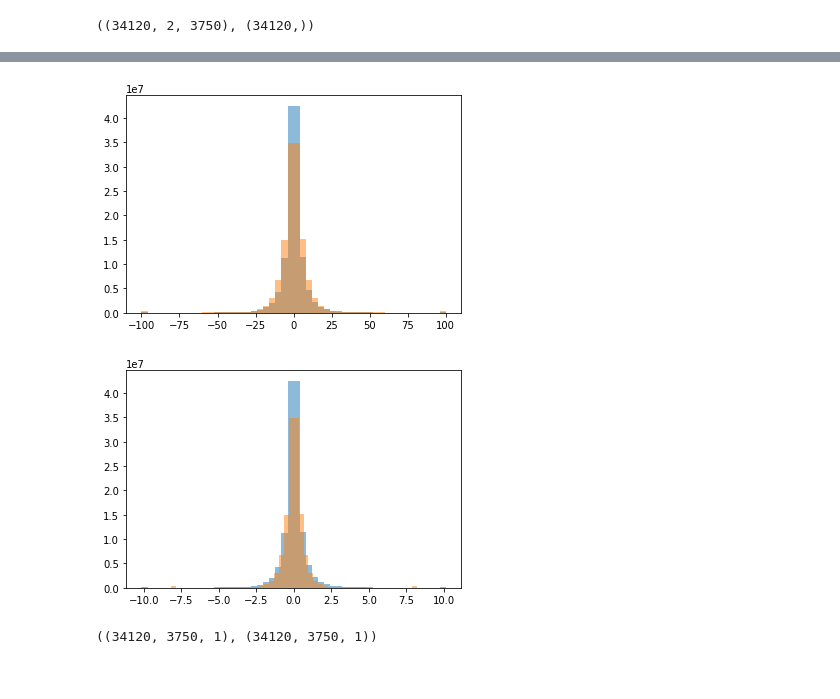
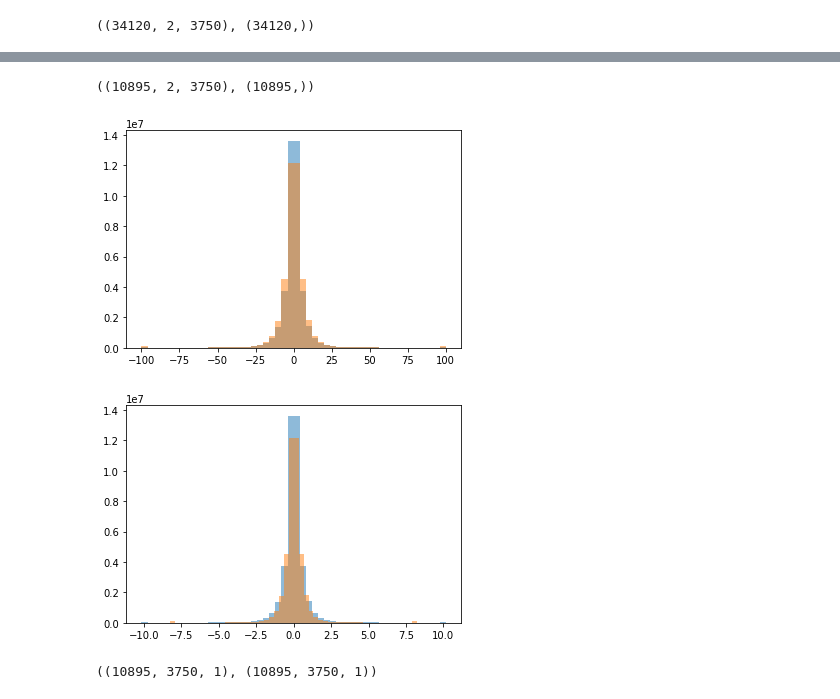
Before and after one commit to yebiny/Depth-of-anaesthesia-EEG, a Jupyter notebook: 2-Train/Untitled.ipynb, the cells around one changed output, grey strips where cells are left out. Cells and saved outputs as stored; diff of their text form; code cells hidden in the pictures.

```diff
--- a/2-Train/Untitled.ipynb
+++ b/2-Train/Untitled.ipynb
@@ -13,9 +13,11 @@ def get_y(yset):
 
     outs=[]
     for y in yset:
-        if y >=65: out = 2
-        if (y>40) & (y<65): out= 1
-        if y <40: out=0
+        if y >=65: out = 1
+        #if (y>=65) & (y<85): out= 2
+        #if (y>=40) & (y<65): out= 1
+        if y <60: out=0
+
         outs.append(out)
     outs = np.array(outs)
     return outs
@@ -24,3 +34,26 @@ data_y = get_y(yset)
+# %%
+def get_data(x, y, n=2500):
+    x0 = x[y==0]
+    x1 = x[y==1]
+    #x2 = x[y==2]
+    #x3 = x[y==3]
+
+    x0 = random.sample(list(x0), n)
+    #x1 = random.sample(list(x1), n)
+    x0 = np.array(x0)
+    #x1 = np.array(x1)
+
+    x_data = np.concatenate((x0, x1), axis=0)
+    y_data = [0 for i in range(n)]+[1 for i in range(len(x1))]
+    #+[2 for i in range(len(x2))]+[3 for i in range(len(x3))]
+    y_data = np.array(y_data)
+    return x_data, y_data
+# %%
+x_data, y_data = get_data(xset, data_y, n=6000)
+# %%
+x_data.shape, y_data.shape
+# %% [output]
+((10895, 2, 3750), (10895,))
 # %%
 def plot_data_dist(x):
     x = x.reshape(x.shape[0]*x.shape[1])
@@ -38,23 +71,23 @@ def plot_scaled_dist(x):
 
     return scaled
 # %%
-x0 = plot_data_dist(xset[:,0])
-x1 = plot_data_dist(xset[:,1])
+x0 = plot_data_dist(x_data[:,0])
+x1 = plot_data_dist(x_data[:,1])
 # %% [output]
-[figure, old version]
+[figure, new version]
 # %%
 x0 = plot_scaled_dist(x0)
 x1 = plot_scaled_dist(x1)
 # %% [output]
-[figure, old version]
+[figure, new version]
 # %%
 #x0_ = x0.reshape(34120, 1, 3750)
 #x1_ = x1.reshape(34120, 1, 3750)
-x0_ = x0.reshape(34120, 3750, 1)
-x1_ = x1.reshape(34120, 3750, 1)
+x0_ = x0.reshape(len(x_data), 3750, 1)
+x1_ = x1.reshape(len(x_data), 3750, 1)
 x0_.shape, x1_.shape
 # %% [output]
-((34120, 3750, 1), (34120, 3750, 1))
+((10895, 3750, 1), (10895, 3750, 1))
 # %%
 data_x = np.concatenate((x0_, x1_), axis=2)
 data_x.shape
```
Also changed, not shown: parts of 12 cells of this notebook, 1 other file.
